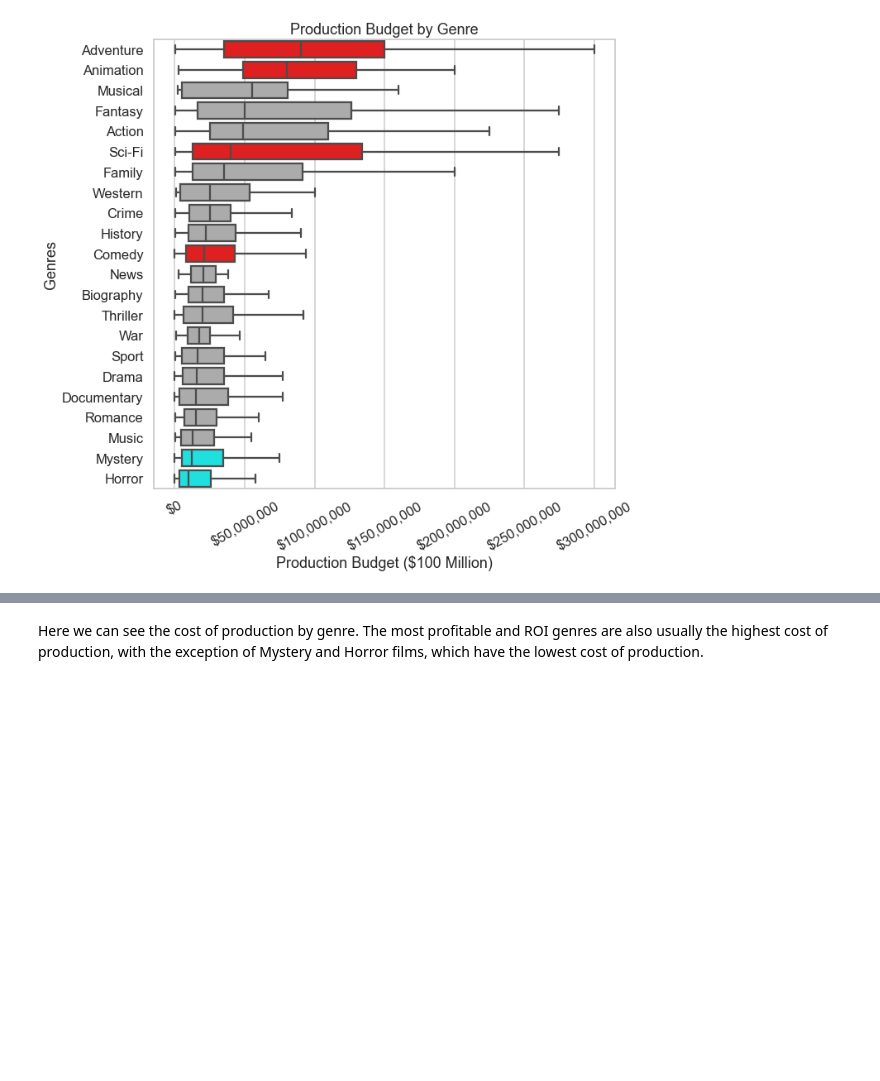
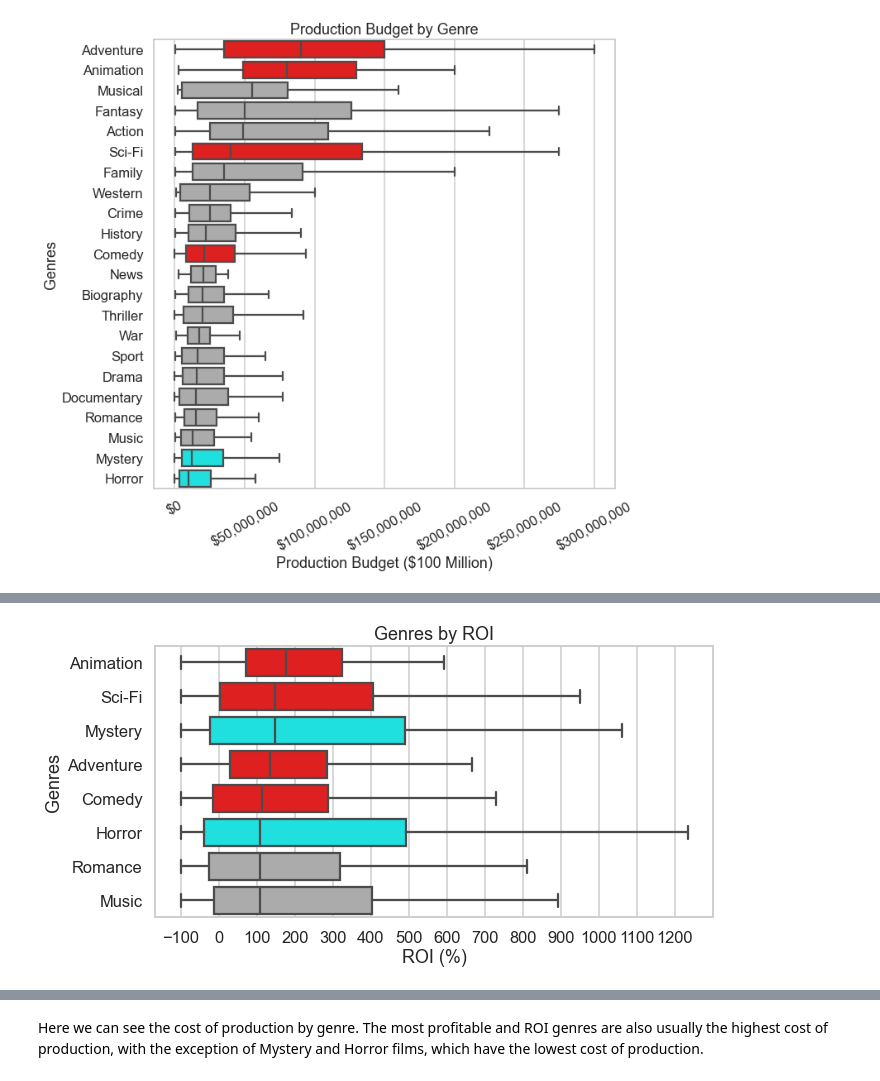
Before and after one commit to gzedwards/Movie-Project-Analysis, a Jupyter notebook: micro-movie-project.ipynb, the cells around one changed output, grey strips where cells are left out. Drawn from its saved outputs; the diff is of its cells as text; code cells hidden in the pictures; blank space fills up the shorter version.

```diff
--- a/micro-movie-project.ipynb
+++ b/micro-movie-project.ipynb
@@ -435,3 +435,13 @@ GenreBudget.xaxis.set_major_formatter(tick)
 plt.xticks(rotation=30);
 # %% [output]
 [figure]
+# %%
+topGenres = genredata[(genredata.genres == 'Horror') |
+                      (genredata.genres == 'Mystery') |
+                      (genredata.genres == 'Adventure') |
+                      (genredata.genres == 'Animation') |
+                      (genredata.genres == 'Sci-Fi') |
+                      (genredata.genres == 'Comedy') |
+                      (genredata.genres == 'Romance') |
+                      (genredata.genres == 'Music')
+                     ]
@@ -437,0 +464,3 @@ plt.xticks(rotation=30);
+# %%
+def sort2(value):
+    return topGenres.loc[:,['genres', value]].groupby(['genres']).median().sort_values(by=value, ascending=False).index
@@ -437,0 +469,9 @@ plt.xticks(rotation=30);
+# %%
+ROItopgenre = sns.boxplot(x='roi', y='genres', data=topGenres, showfliers= False, order=sort2('roi'), palette=colorset)
+ROItopgenre.set_title('Genres by ROI')
+ROItopgenre.set_ylabel('Genres')
+ROItopgenre.set_xlabel('ROI (%)')
+
+plt.xticks([-100, 0, 100, 200, 300, 400, 500, 600, 700, 800, 900, 1000, 1100, 1200]);
+# %% [output]
+[figure, added]
```
Also changed, not shown: parts of 8 cells of this notebook, 1 other file.
